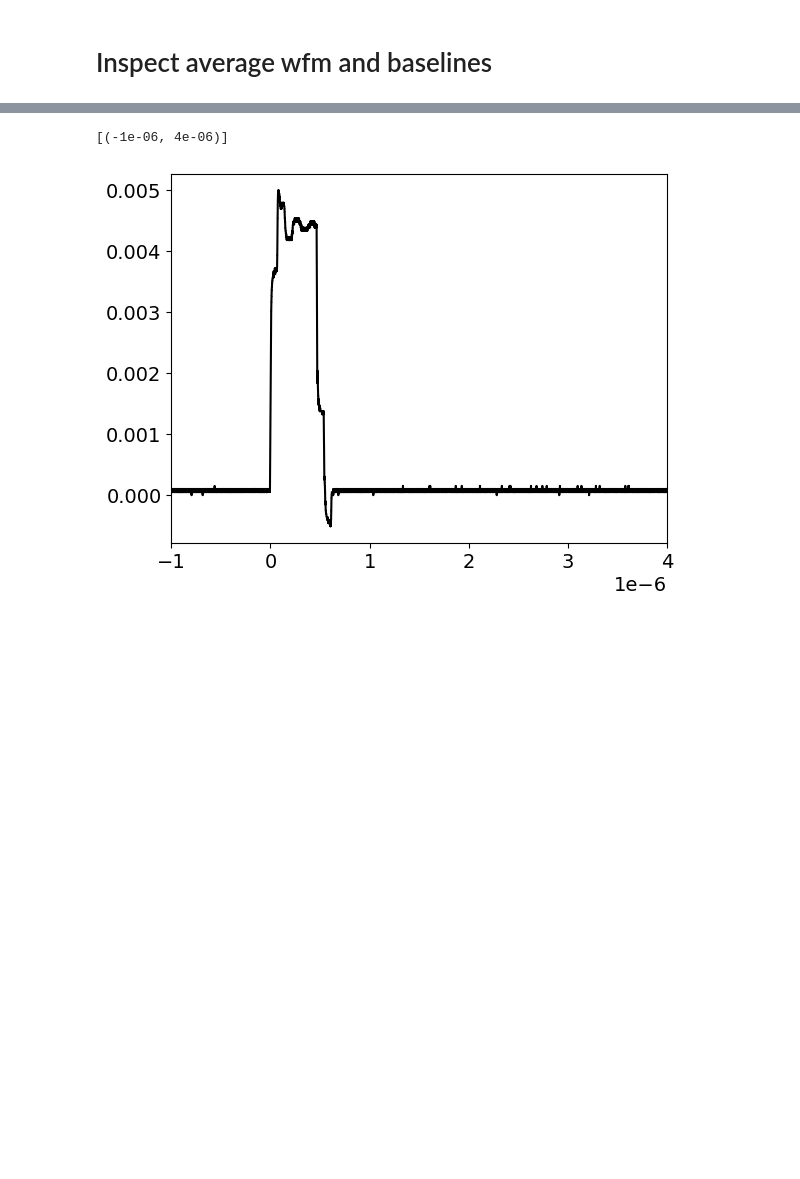
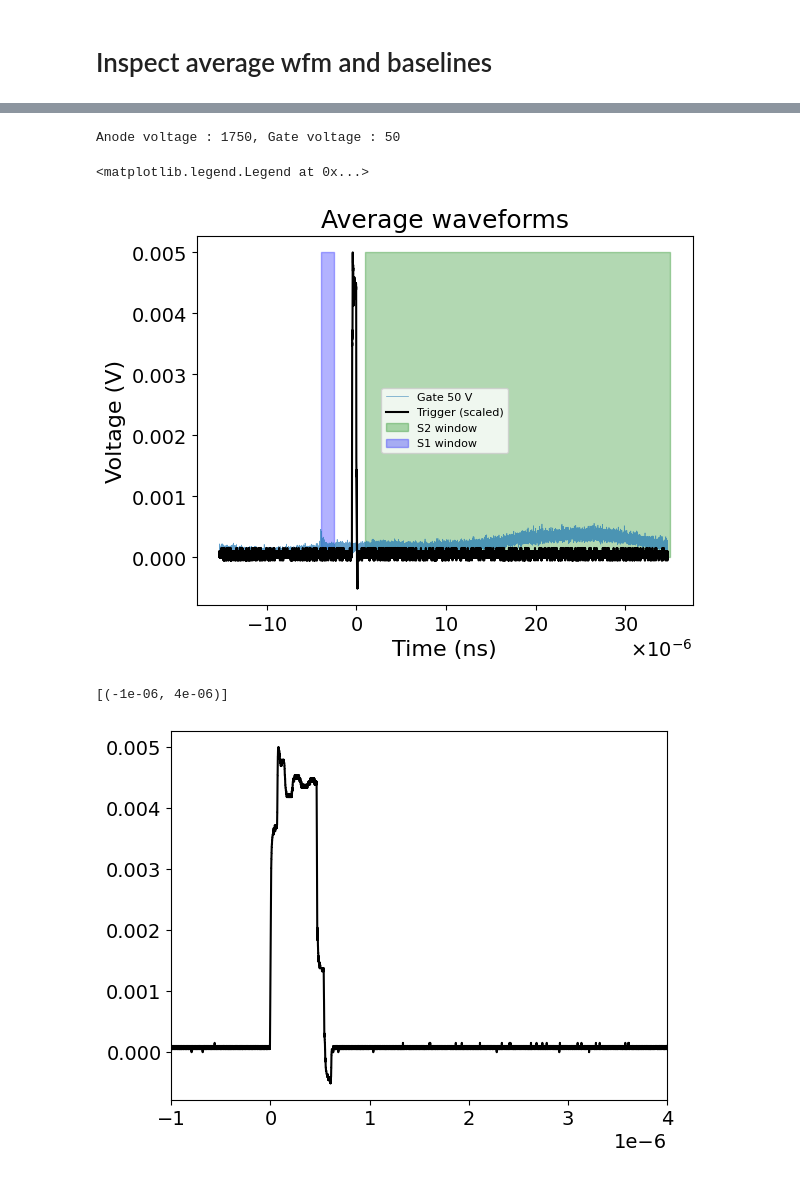
Before and after one commit to proscrite/RaTag, a Jupyter notebook: notebooks/inspecting_waveform.ipynb, the cells around one changed output, grey strips where cells are left out. Drawn from its saved outputs; the diff is of its cells as text; code cells hidden in the pictures; blank space fills up the shorter version.

```diff
--- a/notebooks/inspecting_waveform.ipynb
+++ b/notebooks/inspecting_waveform.ipynb
@@ -191,3 +205,32 @@ Anode voltage : 1750, Gate voltage : 350
+# %%
+subdir = '/Users/pabloherrero/sabat/RaTagging/RaTag/scope_data/waveforms/FieldScans_EL1750Vcm/FieldScan_1GSsec_EL1450_Gate50/*.wfm'
+
+gate_voltage = int(re.search(r'Gate(\d+)', subdir).group(1))
+anode_voltage = int(re.search(r'EL(\d+)', subdir).group(1))
+print(f"Anode voltage : {anode_voltage}, Gate voltage : {gate_voltage}")
+files = sorted(glob(subdir))
+V_avg, t = compute_average_waveform(files)
+plt.plot(t, V_avg, '-', alpha=0.7, lw=0.5, label=f'Gate {gate_voltage} V')
+
+plt.plot(trig_x, trig_y, 'k', label='Trigger (scaled)')
+
+s2_lowcut, s2_upcut = 1e-6, 3.5e-5
+plt.fill_betweenx([0, 0.005], x1=s2_lowcut, x2=s2_upcut,
+        color='green', alpha=0.3, label='S2 window')
+
+s1_lowcut, s1_upcut = -0.4e-5, -0.25e-5
+plt.fill_betweenx([0, 0.005], x1=s1_lowcut, x2=s1_upcut,
+        color='blue', alpha=0.3, label='S1 window')
+
+ax = plt.gca()
+ax.xaxis.set_major_formatter(ScalarFormatter(useMathText=True))
+ax.ticklabel_format(style='sci', axis='x', scilimits=(-6, -6))
+ax.set(xlabel='Time (ns)', ylabel='Voltage (V)', title='Average waveforms')
+plt.legend(fontsize=8)
+# %% [output]
+Anode voltage : 1750, Gate voltage : 50
+<matplotlib.legend.Legend at 0x...>
+[figure, added]
 # %%
 plt.plot(trig_x, trig_y, 'k', label='Trigger (scaled)')
 plt.gca().set(xlim=(-1e-6, 4e-6))
```
Also changed, not shown: parts of 10 cells of this notebook, 7 other files.
